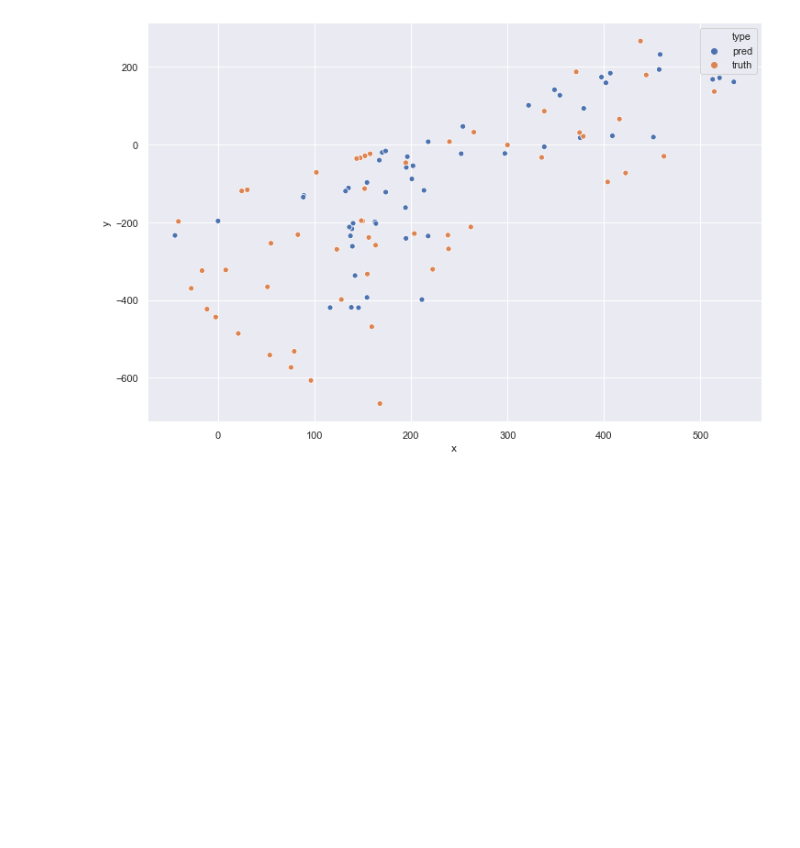
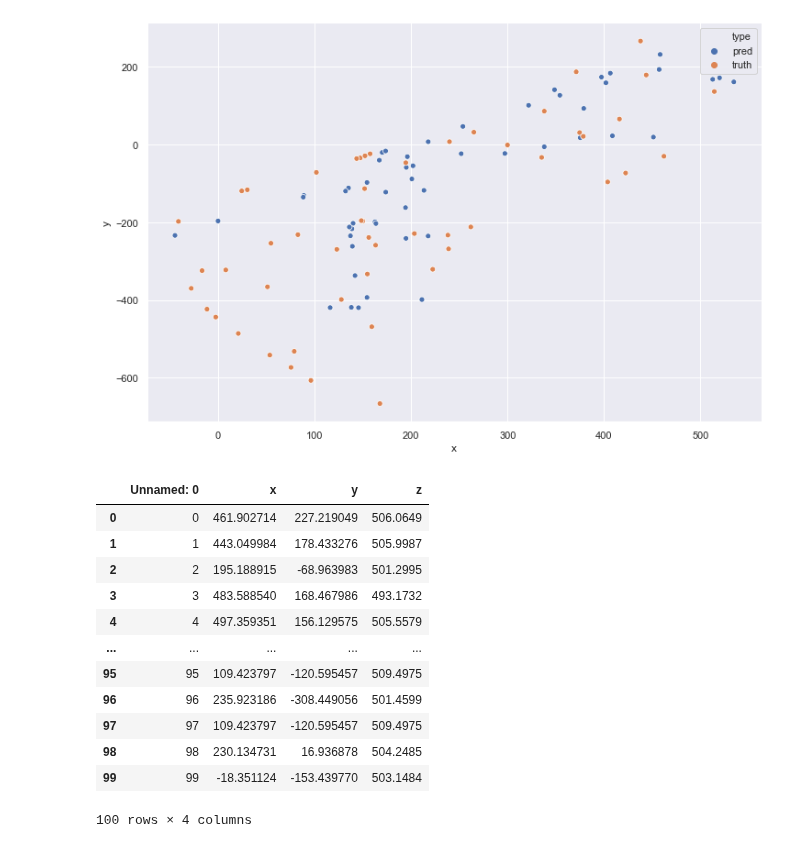
Before and after one commit to telenovelachuan/data_science, a Jupyter notebook: master_project/active_learning.ipynb, the cells around one changed output. Drawn from its saved outputs; the diff is of its cells as text; code cells hidden in the pictures; blank space fills up the shorter version.

```diff
--- a/master_project/active_learning.ipynb
+++ b/master_project/active_learning.ipynb
@@ -200,3 +206,19 @@ analyze_predictions(y_test_ae_cnn, file="cnn_ae_al_margin_300_preds.csv")
 current MSE: 51485.2424100502
 [figure]
 [figure]
+# %%
+df_chosen
+# %% [output]
+|  | Unnamed: 0 | x | y | z |
+| 0 | 0 | 461.902714 | 227.219049 | 506.0649 |
+| 1 | 1 | 443.049984 | 178.433276 | 505.9987 |
+| 2 | 2 | 195.188915 | -68.963983 | 501.2995 |
+| 3 | 3 | 483.588540 | 168.467986 | 493.1732 |
+| 4 | 4 | 497.359351 | 156.129575 | 505.5579 |
+| ... | ... | ... | ... | ... |
+| 95 | 95 | 109.423797 | -120.595457 | 509.4975 |
+| 96 | 96 | 235.923186 | -308.449056 | 501.4599 |
+| 97 | 97 | 109.423797 | -120.595457 | 509.4975 |
+| 98 | 98 | 230.134731 | 16.936878 | 504.2485 |
+| 99 | 99 | -18.351124 | -153.439770 | 503.1484 |
+100 rows × 4 columns
```
Also changed, not shown: parts of 5 cells of this notebook, 2 other files.
